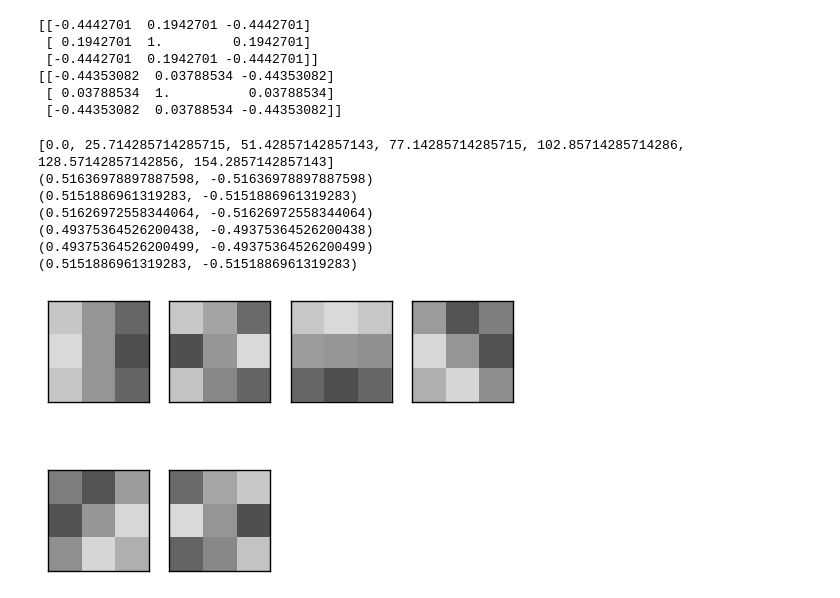
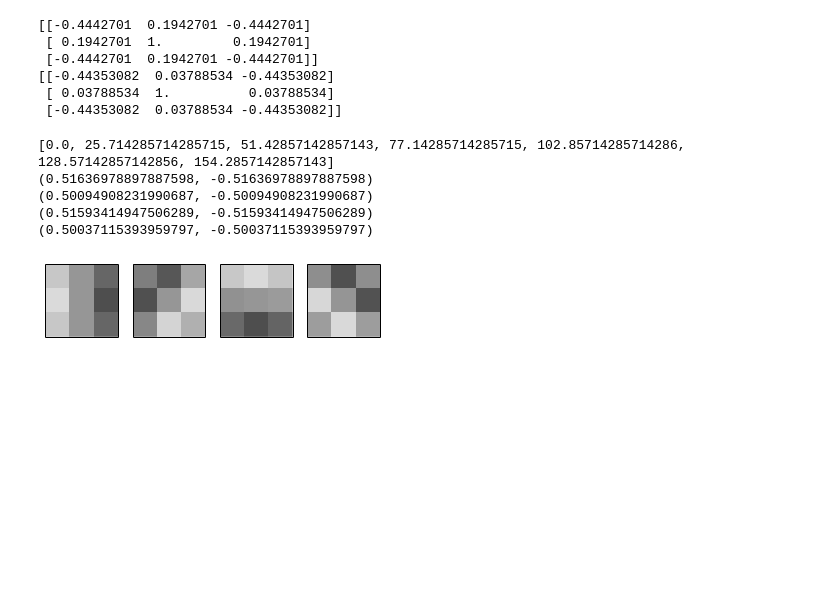
Before and after one commit to rjames91/play_vis, a Jupyter notebook: kernel_generators.ipynb, the cells around one changed output. Saved outputs shown, nothing was run; the diff lists cells and outputs as text; code cells hidden in the pictures; blank space fills up the shorter version.

```diff
--- a/kernel_generators.ipynb
+++ b/kernel_generators.ipynb
@@ -43,33 +43,31 @@ print(cs_corr1)
  [-0.44353082  0.03788534 -0.44353082]]
 # %%
 # freq = 4.
-freq = 4.
+freq = 5.
 pi_divs = 7
 pi_frac = np.pi/float(pi_divs)
 gk = gabgen.multi_gabor(kernel_w, [i*pi_frac for i in range(pi_divs)],
                         1.1, freq)
 print([i*pi_frac*180./np.pi for i in range(pi_divs)])
 cols = 4
 rows = len(gk)//cols + 1
 plt.figure()
 div = 0
-for k in gk:
-    print(k.max(), k.min())
+for k in gk.keys():
+    print(gk[k].max(), gk[k].min())
 #     print(k.sum())
 #     print((k**2).sum())
     div += 1
     ax = plt.subplot(rows, cols, div)
-    my_imshow(ax, k, vmin=-1, vmax=1)#, interpolation='bilinear')
+    my_imshow(ax, gk[k], vmin=-1, vmax=1)#, interpolation='bilinear')
 plt.show()
 # %% [output]
 [0.0, 25.714285714285715, 51.42857142857143, 77.14285714285715, 102.85714285714286, 128.57142857142856, 154.2857142857143]
 (0.51636978897887598, -0.51636978897887598)
-(0.5151886961319283, -0.5151886961319283)
-(0.51626972558344064, -0.51626972558344064)
-(0.49375364526200438, -0.49375364526200438)
-(0.49375364526200499, -0.49375364526200499)
-(0.5151886961319283, -0.5151886961319283)
+(0.50094908231990687, -0.50094908231990687)
+(0.51593414947506289, -0.51593414947506289)
+(0.50037115393959797, -0.50037115393959797)
-[figure, old version]
+[figure, new version]
 # %%
 cols = 4
 rows = len(gk)//cols + 1
```
Also changed, not shown: parts of 2 cells of this notebook, 10 other files.
